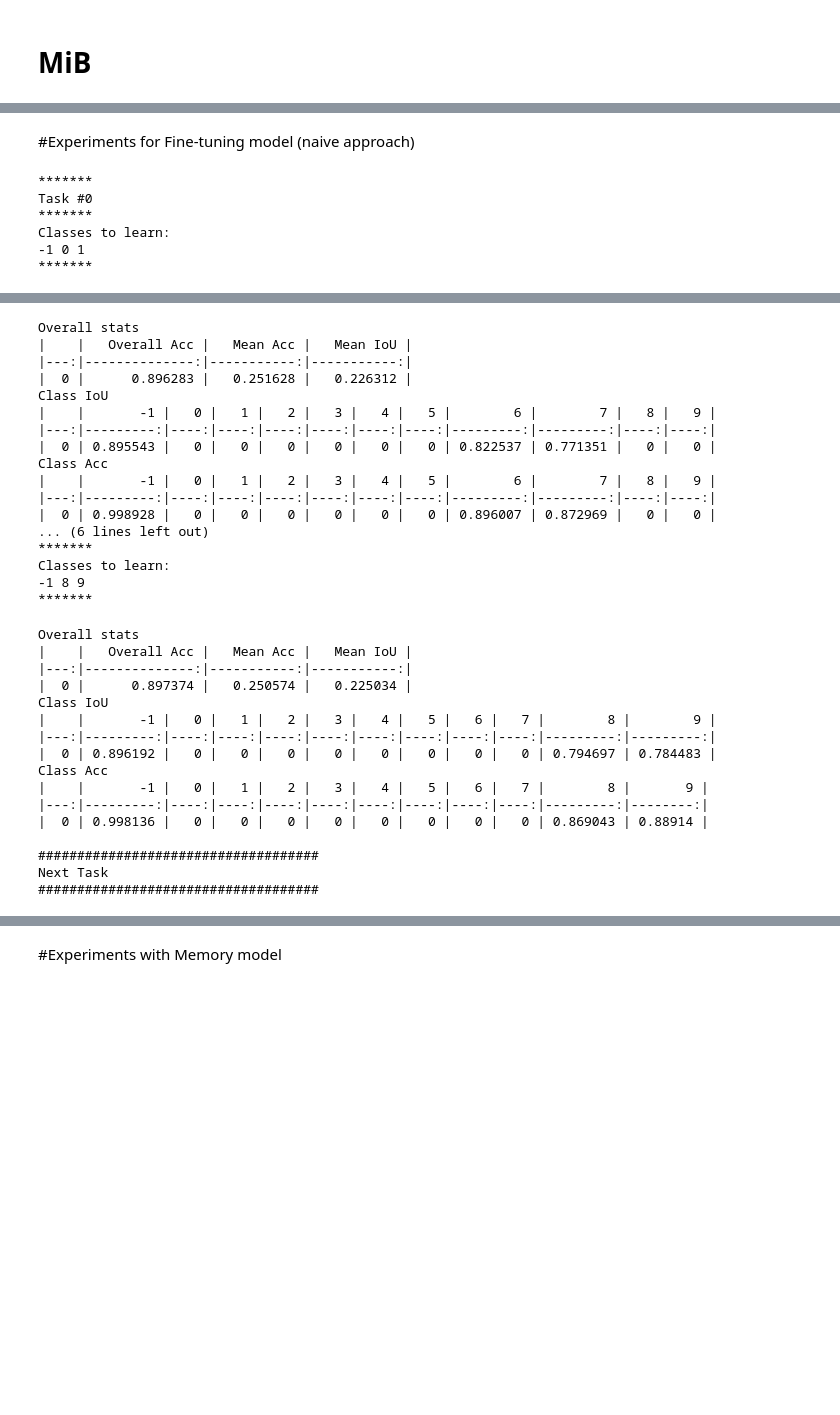
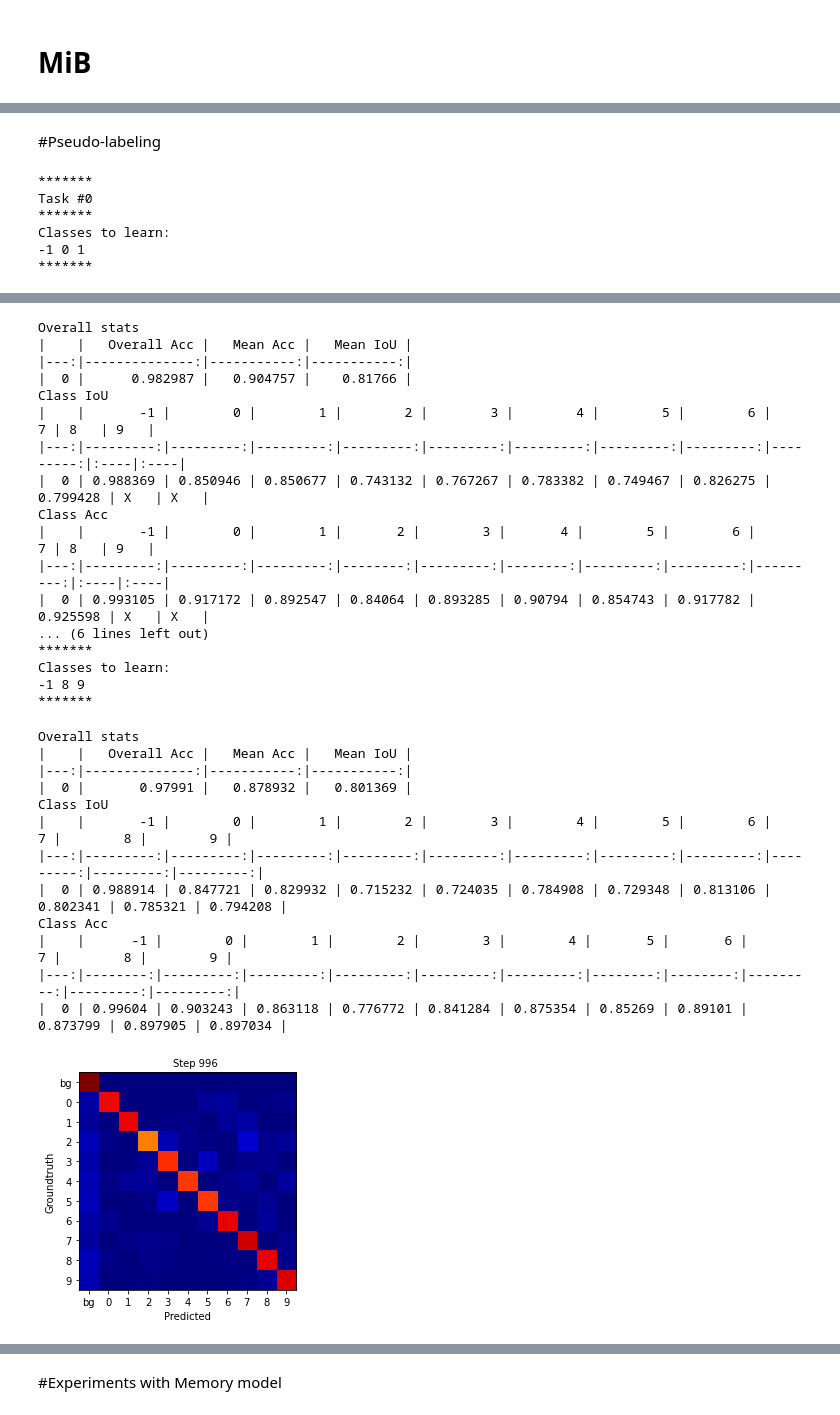
Before and after one commit to mapaf2/mnist-continual-seg, a Jupyter notebook: continual_segmentation_mnist.ipynb, the cells around one changed output, grey strips where cells are left out. Drawn from its saved outputs; the diff is of its cells as text; code cells hidden in the pictures; blank space fills up the shorter version.

```diff
--- a/continual_segmentation_mnist.ipynb
+++ b/continual_segmentation_mnist.ipynb
@@ -62,6 +64,7 @@ def meta_train(n_tasks,
                memory=None,
                pass_first_step=False,
                animation_path="animation"):
+
   def _print_header(scenario):
     print("*******")
     print(f"Task #{t}")
@@ -69,9 +72,9 @@ def meta_train(n_tasks,
     print("Classes to learn:")
     print(*[c-1 for c in scenario.train_data.curr_classes])
     print("*******")
+
   def _print_results():
     print()
-    #evaluater.print_metrics()
     res = evaluater.metrics[-1].get_results()
     print("Overall stats")
     df = pd.DataFrame([res["Overall Acc"], res["Mean Acc"], res["Mean IoU"]]).T
@@ -82,7 +85,6 @@ def meta_train(n_tasks,
     df = pd.DataFrame(res["Class IoU"].values()).T
     df.columns = np.arange(-1,len(res["Class IoU"].values())-1)
     print(df.to_markdown())
-    #print(tabulate(df))
 
     print("Class Acc")
     df = pd.DataFrame(res["Class Acc"].values()).T
@@ -95,12 +97,10 @@ def meta_train(n_tasks,
     print("Next Task")
     print("####################################")
 
-  sample_memory=False
-
   for t in range(n_tasks):
     _print_header(scenario)
-    if t > 0 :
-      sample_memory = True
+
+    sample_memory = t > 0 # Only sample memory after the first task
 
     if t > 0 or not pass_first_step:
       for i in tqdm(range(epochs)):
@@ -110,7 +110,7 @@ def meta_train(n_tasks,
 
     torch.save(model.state_dict(), f"checkpoints/task-{trainer.curr_task}.pth")
 
-    if t < n_tasks:
+    if t < n_tasks - 1:
       _print_new_task()
       increment_task(scenario = continual_mnist, trainer = trainer, evaluater = evaluater, memory = memory)
   evaluater.create_animation(animation_path, sample_freq=4)
@@ -248,31 +467,28 @@ Next Task
-# %% [markdown]
-#Experiments for Fine-tuning model (naive approach)
+# %% [markdown]
+#Pseudo-labeling
 # %%
-from models import simple_seg_model
+from trainer import Trainer_PseudoLabel
 # Initialize dataloader, optimizer and trainer
-_tasks = {0: [0,1], 1: [2,3], 2: [4,5], 3: [6,7], 4: [8,9]}
-_offline = {0: list(np.arange(10))}
-
 model = simple_seg_model(n_classes_per_task=[len(_tasks[0])+1])
 model = model.cuda()
 optimizer = torch.optim.Adam(lr = 0.0005, params=model.parameters())
 
-#continual_mnist = ContinualMnist(n_train=5000, n_test=2500, batch_size=72, tasks=_tasks)
+continual_mnist = ContinualMnist(n_train=5000, n_test=1000, batch_size=72, tasks=_tasks)
 
 evaluater = EvaluaterCallback(model, ["confusion_matrix"], callback_frequency="epoch", n_classes=11, save_matrices=True)
 
-trainer = Trainer(model,
+trainer = Trainer_PseudoLabel(model,
                   n_classes=[3],
                   optim=optimizer,
+                  from_new_class = 0,
                   callbacks=[evaluater])
 # %%
 meta_train(n_tasks = len(_tasks),
-           epochs = 100,
+           epochs = 200,
            scenario = continual_mnist,
            trainer=trainer,
            evaluater=evaluater,
-           memory=None,
-           animation_path='naive')
+           animation_path="pseudolabel")
 # %% [output]
 *******
 Task #0
@@ -329,38 +545,35 @@ Class Acc
 ... (6 lines left out)
 *******
 Classes to learn:
 -1 6 7
 *******
 Overall stats
 |    |   Overall Acc |   Mean Acc |   Mean IoU |
 |---:|--------------:|-----------:|-----------:|
-|  0 |      0.896283 |   0.251628 |   0.226312 |
+|  0 |      0.982987 |   0.904757 |    0.81766 |
 Class IoU
-|    |       -1 |   0 |   1 |   2 |   3 |   4 |   5 |        6 |        7 |   8 |   9 |
-|---:|---------:|----:|----:|----:|----:|----:|----:|---------:|---------:|----:|----:|
-|  0 | 0.895543 |   0 |   0 |   0 |   0 |   0 |   0 | 0.822537 | 0.771351 |   0 |   0 |
+|    |       -1 |        0 |        1 |        2 |        3 |        4 |        5 |        6 |        7 | 8   | 9   |
+|---:|---------:|---------:|---------:|---------:|---------:|---------:|---------:|---------:|---------:|:----|:----|
+|  0 | 0.988369 | 0.850946 | 0.850677 | 0.743132 | 0.767267 | 0.783382 | 0.749467 | 0.826275 | 0.799428 | X   | X   |
 Class Acc
-|    |       -1 |   0 |   1 |   2 |   3 |   4 |   5 |        6 |        7 |   8 |   9 |
-|---:|---------:|----:|----:|----:|----:|----:|----:|---------:|---------:|----:|----:|
-|  0 | 0.998928 |   0 |   0 |   0 |   0 |   0 |   0 | 0.896007 | 0.872969 |   0 |   0 |
+|    |       -1 |        0 |        1 |       2 |        3 |       4 |        5 |        6 |        7 | 8   | 9   |
+|---:|---------:|---------:|---------:|--------:|---------:|--------:|---------:|---------:|---------:|:----|:----|
+|  0 | 0.993105 | 0.917172 | 0.892547 | 0.84064 | 0.893285 | 0.90794 | 0.854743 | 0.917782 | 0.925598 | X   | X   |
 ... (6 lines left out)
 *******
 Classes to learn:
 -1 8 9
 *******
 Overall stats
 |    |   Overall Acc |   Mean Acc |   Mean IoU |
 |---:|--------------:|-----------:|-----------:|
-|  0 |      0.897374 |   0.250574 |   0.225034 |
+|  0 |       0.97991 |   0.878932 |   0.801369 |
 Class IoU
-|    |       -1 |   0 |   1 |   2 |   3 |   4 |   5 |   6 |   7 |        8 |        9 |
-|---:|---------:|----:|----:|----:|----:|----:|----:|----:|----:|---------:|---------:|
-|  0 | 0.896192 |   0 |   0 |   0 |   0 |   0 |   0 |   0 |   0 | 0.794697 | 0.784483 |
+|    |       -1 |        0 |        1 |        2 |        3 |        4 |        5 |        6 |        7 |        8 |        9 |
+|---:|---------:|---------:|---------:|---------:|---------:|---------:|---------:|---------:|---------:|---------:|---------:|
+|  0 | 0.988914 | 0.847721 | 0.829932 | 0.715232 | 0.724035 | 0.784908 | 0.729348 | 0.813106 | 0.802341 | 0.785321 | 0.794208 |
 Class Acc
-|    |       -1 |   0 |   1 |   2 |   3 |   4 |   5 |   6 |   7 |        8 |       9 |
-|---:|---------:|----:|----:|----:|----:|----:|----:|----:|----:|---------:|--------:|
-|  0 | 0.998136 |   0 |   0 |   0 |   0 |   0 |   0 |   0 |   0 | 0.869043 | 0.88914 |
-
-####################################
-Next Task
-####################################
+|    |      -1 |        0 |        1 |        2 |        3 |        4 |       5 |       6 |        7 |        8 |        9 |
+|---:|--------:|---------:|---------:|---------:|---------:|---------:|--------:|--------:|---------:|---------:|---------:|
+|  0 | 0.99604 | 0.903243 | 0.863118 | 0.776772 | 0.841284 | 0.875354 | 0.85269 | 0.89101 | 0.873799 | 0.897905 | 0.897034 |
+[figure, added]
```
Also changed, not shown: parts of 19 cells of this notebook, 3 other files.
